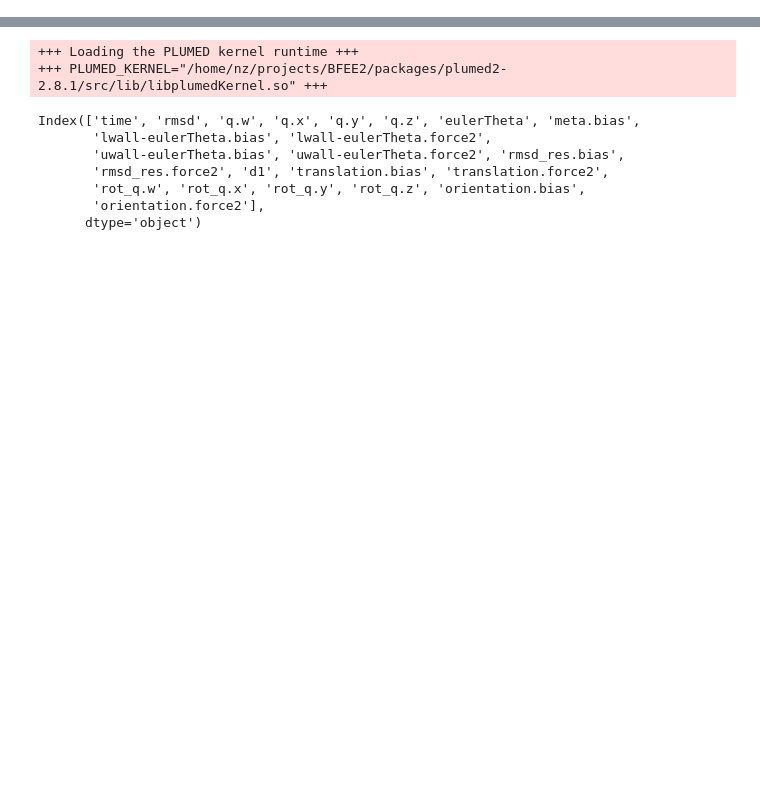
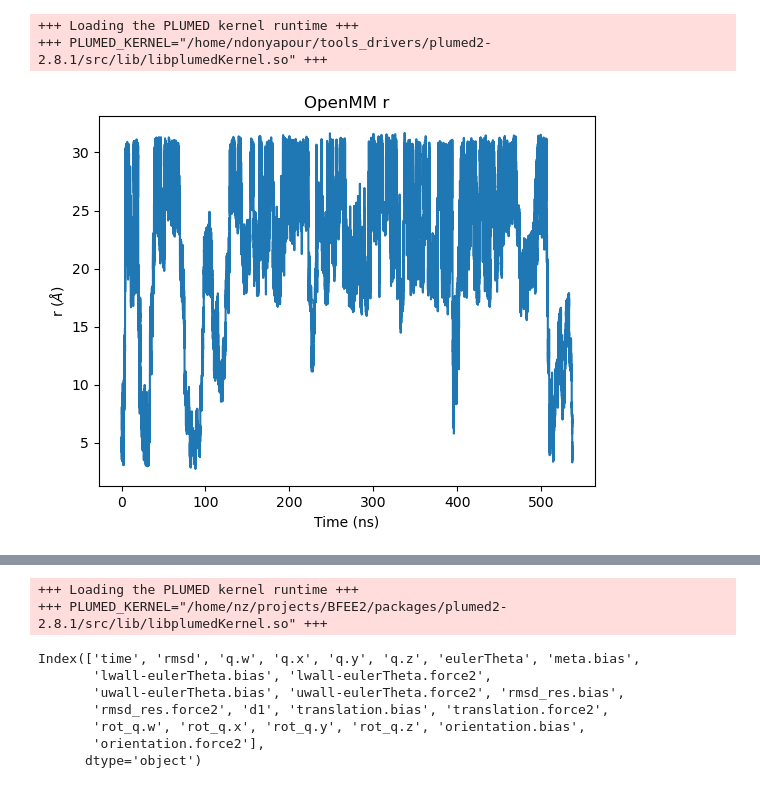
Before and after one commit to ndonyapour/BFEE2_OpenMM, a Jupyter notebook: openmm_plumed/analysis/colvars.ipynb, the cells around one changed output, grey strips where cells are left out. Drawn from its saved outputs; the diff is of its cells as text; code cells hidden in the pictures; blank space fills up the shorter version.

```diff
--- a/openmm_plumed/analysis/colvars.ipynb
+++ b/openmm_plumed/analysis/colvars.ipynb
@@ -7,4 +7,17 @@ import nglview as nv
 import plumed
 # %% [output]
 [interactive output not drawn]
+# %%
+colvars = plumed.read_as_pandas('../007_r/COLVAR')
+cv = colvars['r'] * 10
+time = colvars['time']
+plt.plot(time/1000 - 10, cv)
+plt.xlabel('Time (ns)')
+plt.ylabel(r'r (${\AA}$)')
+plt.title('OpenMM r')
+plt.savefig('figures/r_OpenMM_r.png')
+# %% [output]
++++ Loading the PLUMED kernel runtime +++
++++ PLUMED_KERNEL="/home/ndonyapour/tools_drivers/plumed2-2.8.1/src/lib/libplumedKernel.so" +++
+[figure, added]
 # %%
```
Also changed, not shown: parts of 16 cells of this notebook, 23 other files.
